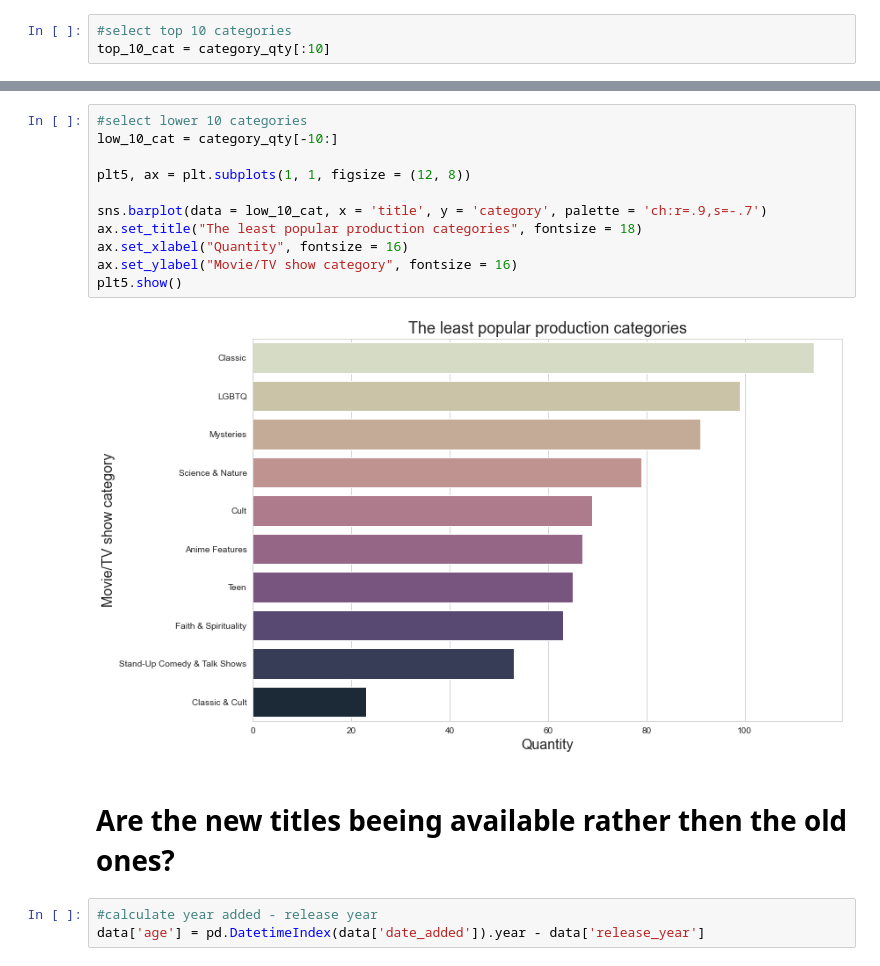
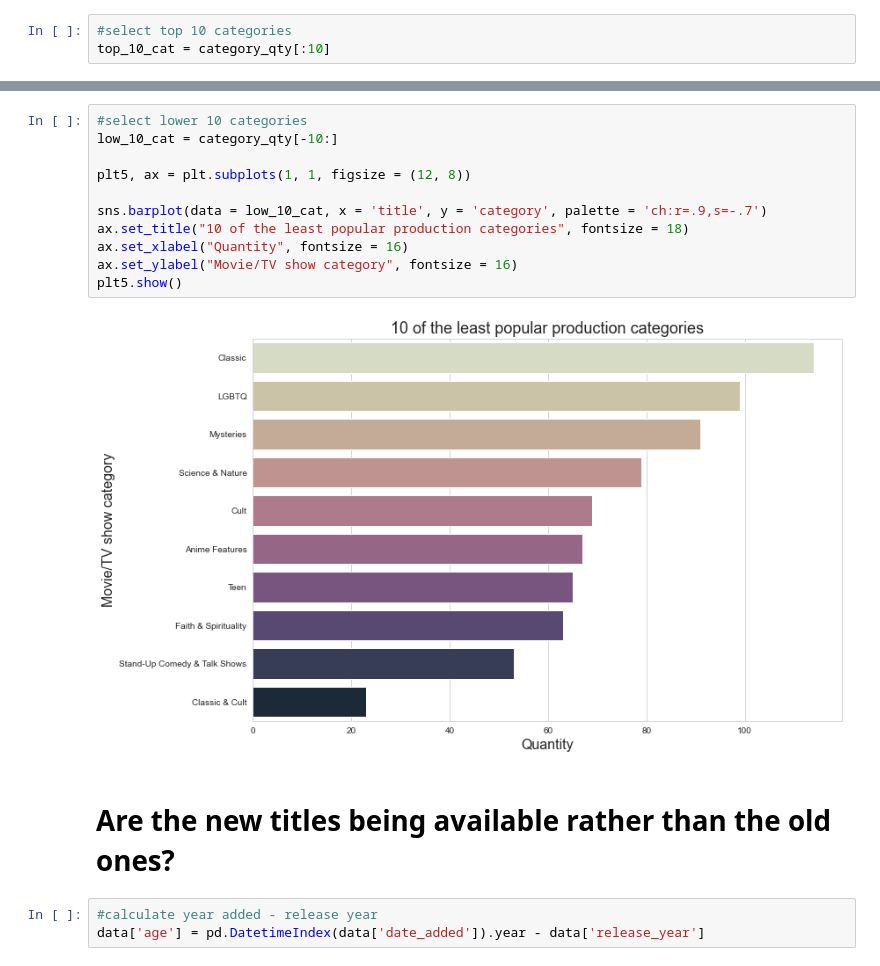
Before and after one commit to akrokiewicz/Netflix-Strategy, a Jupyter notebook: Netflix Strategy.ipynb, the cells around one changed output, grey strips where cells are left out. Saved outputs shown, nothing was run; the diff lists cells and outputs as text.

```diff
--- a/Netflix Strategy.ipynb
+++ b/Netflix Strategy.ipynb
@@ -169,18 +191,18 @@ plt4.show()
 # %%
 #select lower 10 categories
 low_10_cat = category_qty[-10:]
 
 plt5, ax = plt.subplots(1, 1, figsize = (12, 8))
 
 sns.barplot(data = low_10_cat, x = 'title', y = 'category', palette = 'ch:r=.9,s=-.7')
-ax.set_title("The least popular production categories", fontsize = 18)
+ax.set_title("10 of the least popular production categories", fontsize = 18)
 ax.set_xlabel("Quantity", fontsize = 16)
 ax.set_ylabel("Movie/TV show category", fontsize = 16)
 plt5.show()
 # %% [output]
-[figure, old version]
+[figure, new version]
 # %% [markdown]
-# Are the new titles beeing available rather then the old ones? <a class="anchor" id="chapter3"></a>
+# Are the new titles being available rather than the old ones? <a class="anchor" id="chapter3"></a>
 # %%
 #calculate year added - release year
 data['age'] = pd.DatetimeIndex(data['date_added']).year - data['release_year']
```
Also changed, not shown: parts of 14 cells of this notebook, 1 other file.
